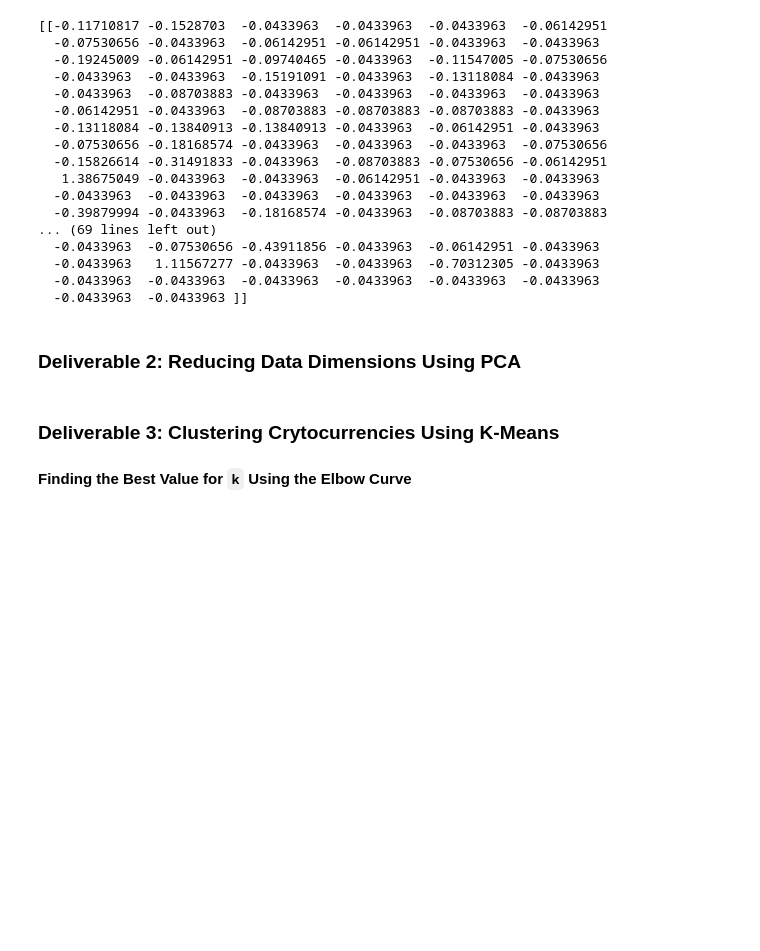
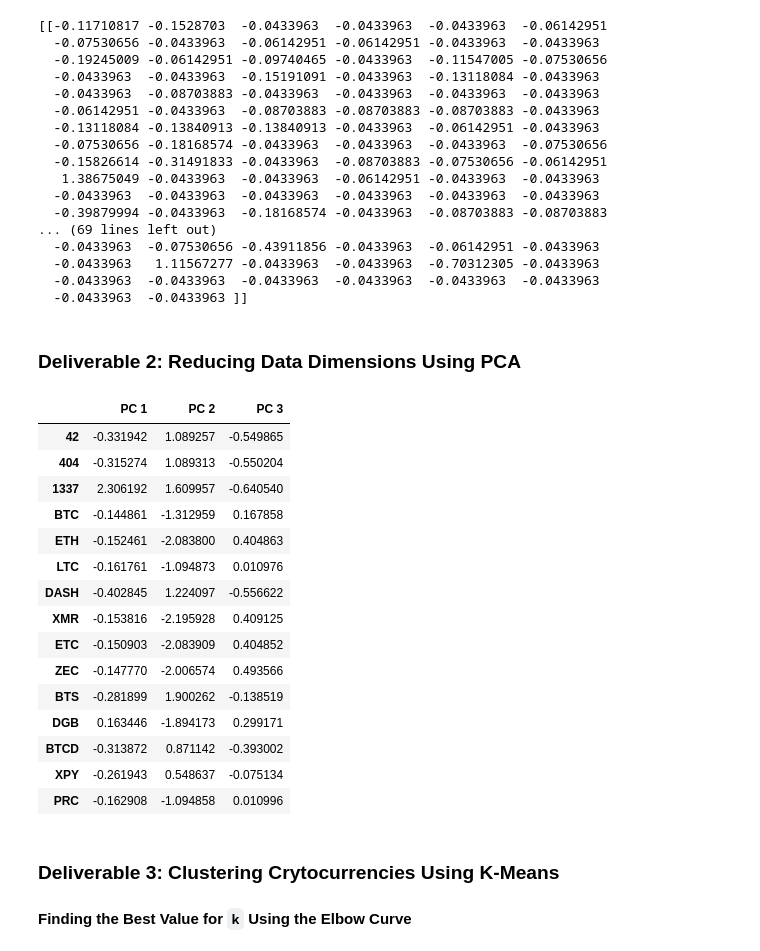
Before and after one commit to poboisvert/Cryptocurrencies, a Jupyter notebook: crypto_clustering.ipynb, the cells around one changed output. Saved outputs shown, nothing was run; the diff lists cells and outputs as text; code cells hidden in the pictures; blank space fills up the shorter version.

```diff
--- a/crypto_clustering.ipynb
+++ b/crypto_clustering.ipynb
@@ -192,4 +192,7 @@ print(iris_scaled[0:5])
 ### Deliverable 2: Reducing Data Dimensions Using PCA
 # %%
 # Using PCA to reduce dimension to three principal components.
-# YOUR CODE HERE
+# Initialize PCA model
+pca = PCA(n_components=3)
+# Get tree principal components for the iris data.
+crypto_pca = pca.fit_transform(iris_scaled)
@@ -199,3 +199,25 @@ print(iris_scaled[0:5])
+# %%
+# Create a DataFrame with the three principal components.
+# Transform PCA to DF
+pcs_df = pd.DataFrame(data=crypto_pca, columns=("PC 1", "PC 2","PC 3"), index=crypto_label_df.index)
+pcs_df.head(15)
+# %% [output]
+|  | PC 1 | PC 2 | PC 3 |
+| 42 | -0.331942 | 1.089257 | -0.549865 |
+| 404 | -0.315274 | 1.089313 | -0.550204 |
+| 1337 | 2.306192 | 1.609957 | -0.640540 |
+| BTC | -0.144861 | -1.312959 | 0.167858 |
+| ETH | -0.152461 | -2.083800 | 0.404863 |
+| LTC | -0.161761 | -1.094873 | 0.010976 |
+| DASH | -0.402845 | 1.224097 | -0.556622 |
+| XMR | -0.153816 | -2.195928 | 0.409125 |
+| ETC | -0.150903 | -2.083909 | 0.404852 |
+| ZEC | -0.147770 | -2.006574 | 0.493566 |
+| BTS | -0.281899 | 1.900262 | -0.138519 |
+| DGB | 0.163446 | -1.894173 | 0.299171 |
+| BTCD | -0.313872 | 0.871142 | -0.393002 |
+| XPY | -0.261943 | 0.548637 | -0.075134 |
+| PRC | -0.162908 | -1.094858 | 0.010996 |
 # %% [markdown]
 ### Deliverable 3: Clustering Crytocurrencies Using K-Means
 
```
Also changed, not shown: parts of 5 cells of this notebook, 1 other file.
